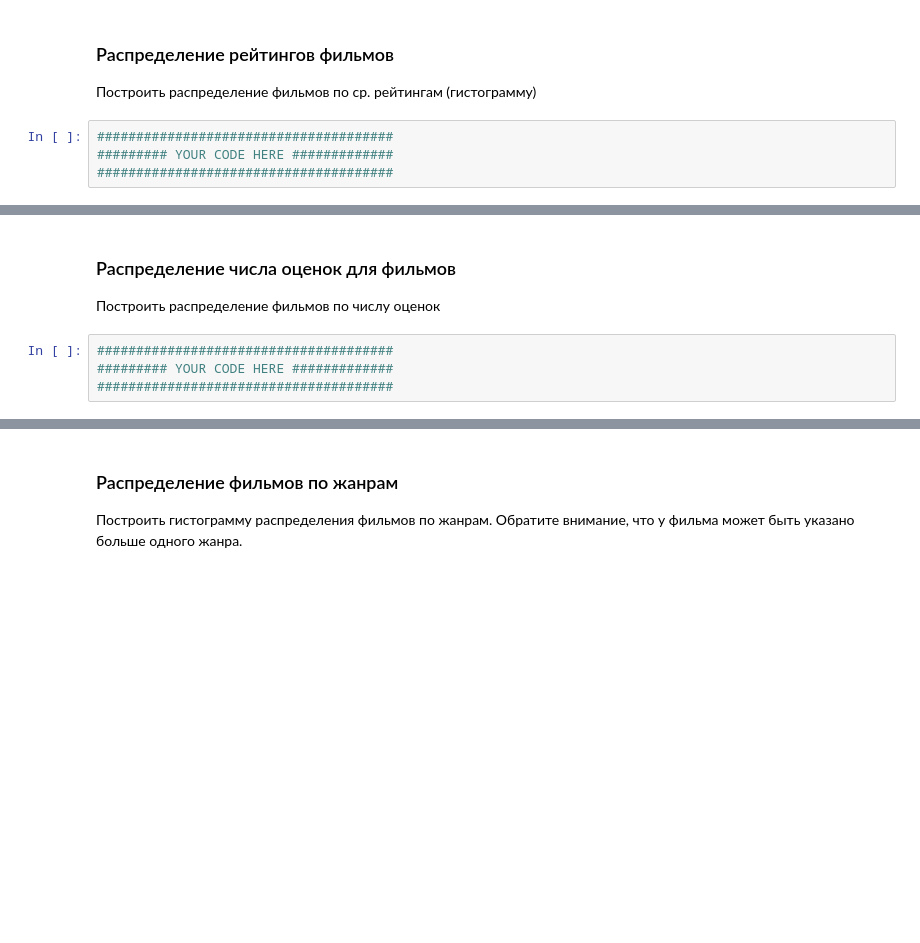
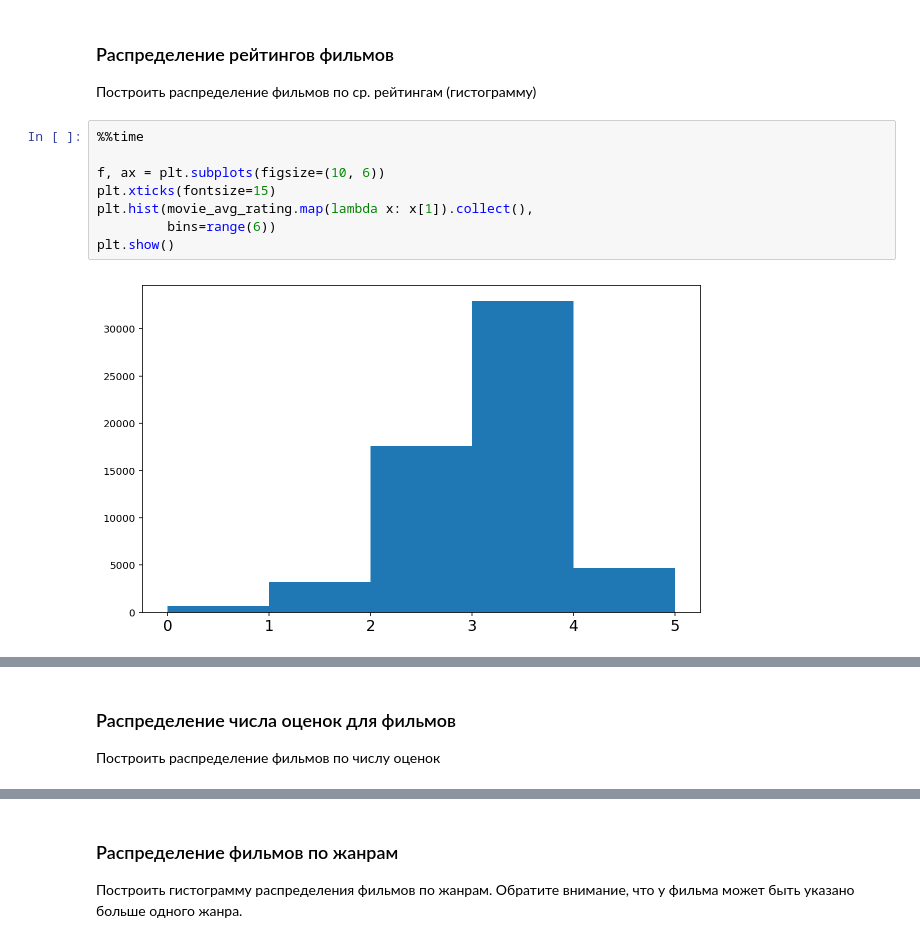
Before and after one commit to breengles/hse_hw, a Jupyter notebook: MLBD/lectures/spark/notebooks/spark_examples.ipynb, the cells around one changed output, grey strips where cells are left out. Saved outputs shown, nothing was run; the diff lists cells and outputs as text; blank space fills up the shorter version.

```diff
--- a/MLBD/lectures/spark/notebooks/spark_examples.ipynb
+++ b/MLBD/lectures/spark/notebooks/spark_examples.ipynb
@@ -234,7 +339,13 @@ plt.show()
 ### Распределение рейтингов фильмов
 
 Построить распределение фильмов по ср. рейтингам  (гистограмму)
-# %%
-######################################
-######### YOUR CODE HERE #############
-######################################
+# %%
+%%time
+
+f, ax = plt.subplots(figsize=(10, 6))
+plt.xticks(fontsize=15)
+plt.hist(movie_avg_rating.map(lambda x: x[1]).collect(),
+         bins=range(6))
+plt.show()
+# %% [output]
+[figure, added]
@@ -242,7 +355,3 @@ plt.show()
 ### Распределение числа оценок для фильмов
 
 Построить распределение фильмов по числу оценок
-# %%
-######################################
-######### YOUR CODE HERE #############
-######################################
```
Also changed, not shown: parts of 39 cells of this notebook.
